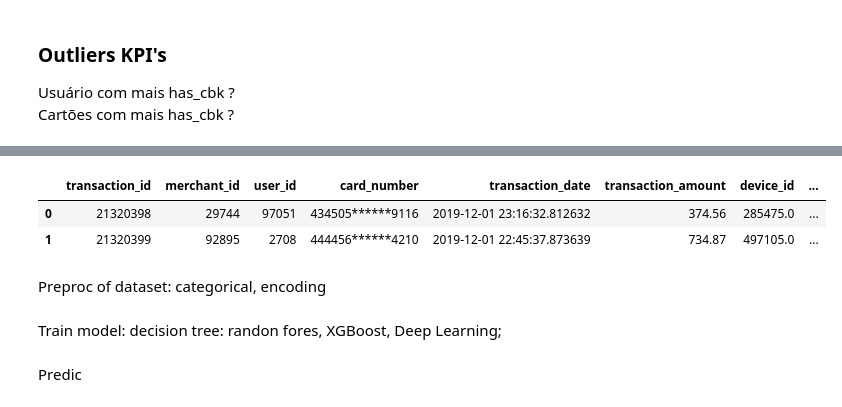
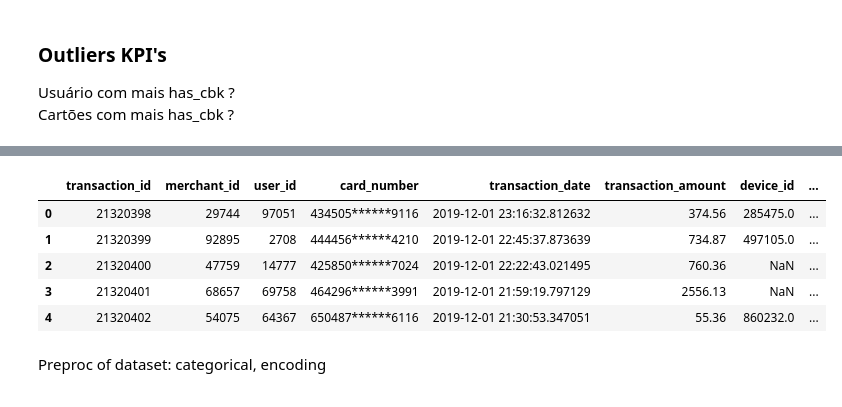
Before and after one commit to thecirocks/cloud_w, a Jupyter notebook: fraud_detection.ipynb, the cells around one changed output, grey strips where cells are left out. Drawn from its saved outputs; the diff is of its cells as text; code cells hidden in the pictures.

```diff
--- a/fraud_detection.ipynb
+++ b/fraud_detection.ipynb
@@ -1015,8 +1108,11 @@ Source: https://insidelearningmachines.com/decision_trees_handle_missing_values/
 # %%
-df.head(2)
+df.head(5)
 # %% [output]
 |  | transaction_id | merchant_id | user_id | card_number | transaction_date | transaction_amount | device_id | ... |
 | 0 | 21320398 | 29744 | 97051 | 434505******9116 | 2019-12-01 23:16:32.812632 | 374.56 | 285475.0 | ... |
 | 1 | 21320399 | 92895 | 2708 | 444456******4210 | 2019-12-01 22:45:37.873639 | 734.87 | 497105.0 | ... |
+| 2 | 21320400 | 47759 | 14777 | 425850******7024 | 2019-12-01 22:22:43.021495 | 760.36 | NaN | ... |
+| 3 | 21320401 | 68657 | 69758 | 464296******3991 | 2019-12-01 21:59:19.797129 | 2556.13 | NaN | ... |
+| 4 | 21320402 | 54075 | 64367 | 650487******6116 | 2019-12-01 21:30:53.347051 | 55.36 | 860232.0 | ... |
 # %% [markdown]
 Preproc of dataset: categorical, encoding
@@ -1026,4 +1118,0 @@ Preproc of dataset: categorical, encoding
-# %% [markdown]
-Train model: decision tree: randon fores, XGBoost, Deep Learning;
-# %% [markdown]
-Predic
```
Also changed, not shown: parts of 73 cells of this notebook.
